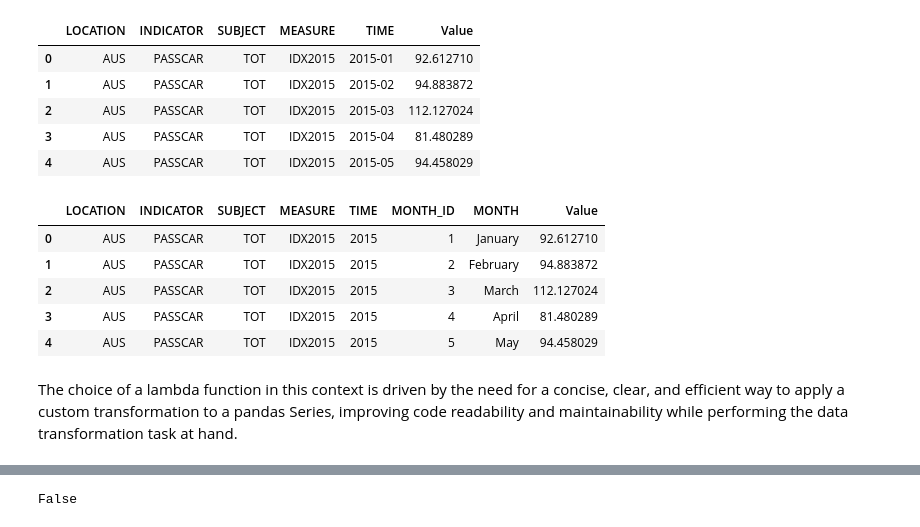
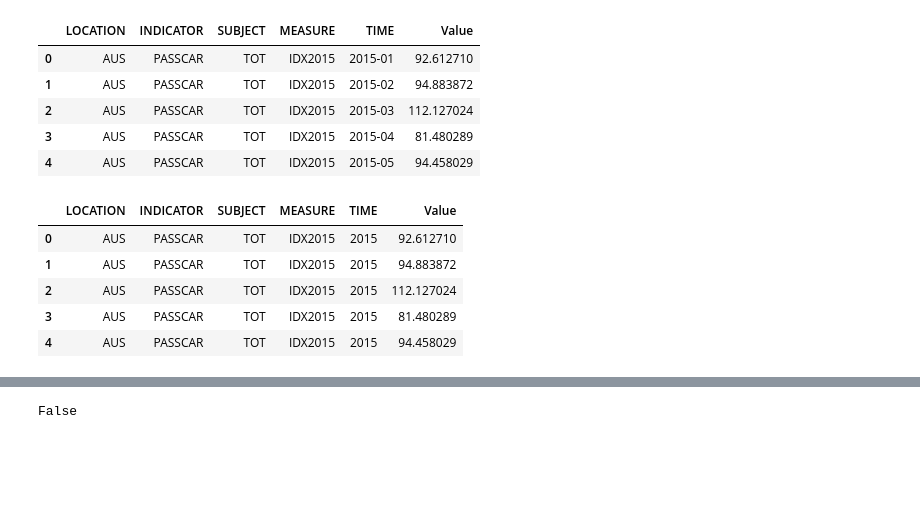
Before and after one commit to rosilenedasilva/public-transport-sentiment-analysis-insights, a Jupyter notebook: MSC_DA_CA2_transport_infra.ipynb, the cells around one changed output, grey strips where cells are left out. Saved outputs shown, nothing was run; the diff lists cells and outputs as text; code cells hidden in the pictures; blank space fills up the shorter version.

```diff
--- a/MSC_DA_CA2_transport_infra.ipynb
+++ b/MSC_DA_CA2_transport_infra.ipynb
@@ -375,32 +363,19 @@ car_regist.head()
 | 2 | AUS | PASSCAR | TOT | IDX2015 | 2015-03 | 112.127024 |
 | 3 | AUS | PASSCAR | TOT | IDX2015 | 2015-04 | 81.480289 |
 | 4 | AUS | PASSCAR | TOT | IDX2015 | 2015-05 | 94.458029 |
-# %%
-# Convert 'TIME' column to datetime and extract year and month
-car_regist['TIME'] = pd.to_datetime(car_regist['TIME'])
-car_regist['YEAR'] = car_regist['TIME'].dt.year
-car_regist['MONTH'] = car_regist['TIME'].dt.month
-
-# Drop the original 'TIME' column
-car_regist.drop('TIME', axis=1, inplace=True)
-
-# Rename the DataFrame
-newcar_regist = car_regist
-# %%
-# Renaming and creating a new columns
-newcar_regist.rename(columns={'YEAR': 'TIME', 'MONTH': 'MONTH_ID'}, inplace=True)
-newcar_regist['MONTH'] = newcar_regist['MONTH_ID'].apply(lambda x: pd.Timestamp(f"2021-{x:02d}-01").strftime('%B'))
-
-# Reordering columns to place 'Value' at the end
-newcar_regist = newcar_regist[['LOCATION', 'INDICATOR', 'SUBJECT', 'MEASURE', 'TIME', 'MONTH_ID', 'MONTH', 'Value']]
-
-newcar_regist.head()
-# %% [output]
-|  | LOCATION | INDICATOR | SUBJECT | MEASURE | TIME | MONTH_ID | MONTH | Value |
-| 0 | AUS | PASSCAR | TOT | IDX2015 | 2015 | 1 | January | 92.612710 |
-| 1 | AUS | PASSCAR | TOT | IDX2015 | 2015 | 2 | February | 94.883872 |
-| 2 | AUS | PASSCAR | TOT | IDX2015 | 2015 | 3 | March | 112.127024 |
-| 3 | AUS | PASSCAR | TOT | IDX2015 | 2015 | 4 | April | 81.480289 |
-| 4 | AUS | PASSCAR | TOT | IDX2015 | 2015 | 5 | May | 94.458029 |
-# %% [markdown]
-The choice of a lambda function in this context is driven by the need for a concise, clear, and efficient way to apply a custom transformation to a pandas Series, improving code readability and maintainability while performing the data transformation task at hand.
+# %%
+# Extract the year from the 'TIME' column and convert it to int64
+car_regist['TIME'] = car_regist['TIME'].str.split('-').str[0].astype('int64')
+
+# Renaming the DataFrame
+newcar_regist = car_regist
+
+# Display the new DataFrame, where the 'TIME' column only contains the year as an integer
+newcar_regist.head()
+# %% [output]
+|  | LOCATION | INDICATOR | SUBJECT | MEASURE | TIME | Value |
+| 0 | AUS | PASSCAR | TOT | IDX2015 | 2015 | 92.612710 |
+| 1 | AUS | PASSCAR | TOT | IDX2015 | 2015 | 94.883872 |
+| 2 | AUS | PASSCAR | TOT | IDX2015 | 2015 | 112.127024 |
+| 3 | AUS | PASSCAR | TOT | IDX2015 | 2015 | 81.480289 |
+| 4 | AUS | PASSCAR | TOT | IDX2015 | 2015 | 94.458029 |
```
Also changed, not shown: parts of 50 cells of this notebook.
